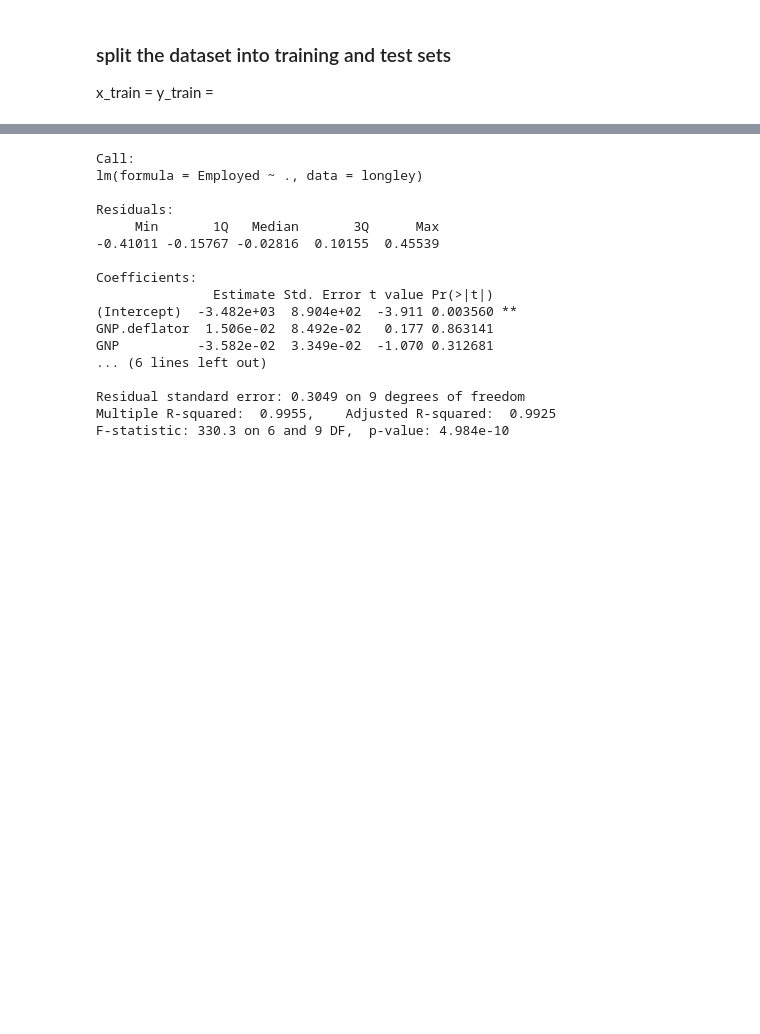
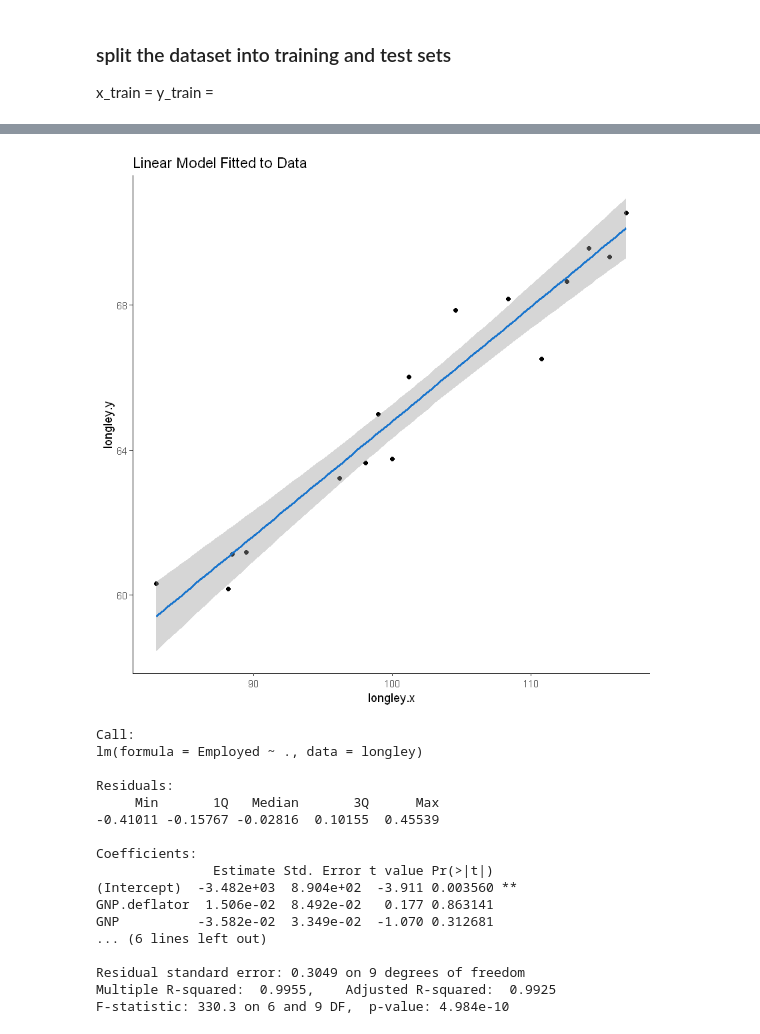
Before and after one commit to madhurima-nath/regression_and_predictions, a Jupyter notebook: regression_prediction.ipynb, the cells around one changed output, grey strips where cells are left out. Drawn from its saved outputs; the diff is of its cells as text; code cells hidden in the pictures; blank space fills up the shorter version.

```diff
--- a/regression_prediction.ipynb
+++ b/regression_prediction.ipynb
@@ -197,11 +208,13 @@ ERROR: Error in ggplot(data = longley, aes(model$residuals)): could not find fun
 # %%
-ggplot(data = trees, aes(x = Girth, y = Volume)) +
+ggplot(data = longley, aes(x = longley.x, y = longley.y)) +
 geom_point() +
-stat_smooth(method = "lm", col = "dodgerblue3") +
-theme(panel.background = element_rect(fill = "white"),
+stat_smooth(method = 'lm', col = 'dodgerblue3') +
+theme(panel.background = element_rect(fill = 'white'),
 axis.line.x=element_line(),
 axis.line.y=element_line()) +
-ggtitle("Linear Model Fitted to Data")
+ggtitle('Linear Model Fitted to Data')
+# %% [output]
+[figure, added]
 # %%
 
 pairs(longley, main = "longley data")
```
Also changed, not shown: parts of 4 cells of this notebook.
